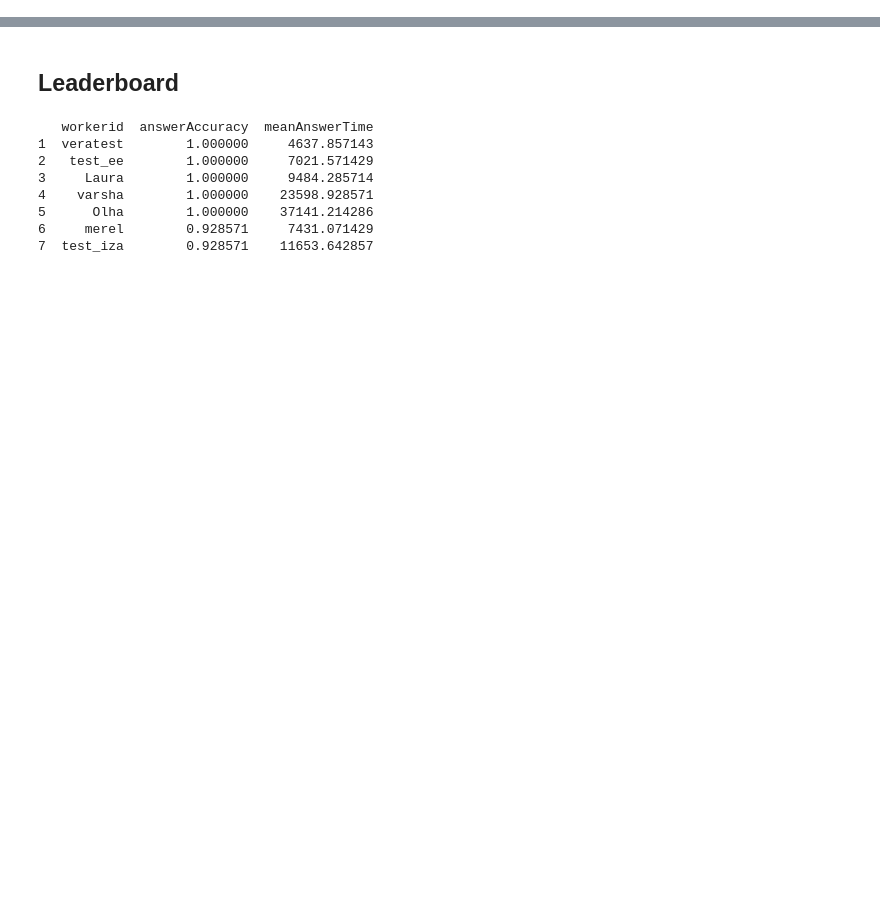
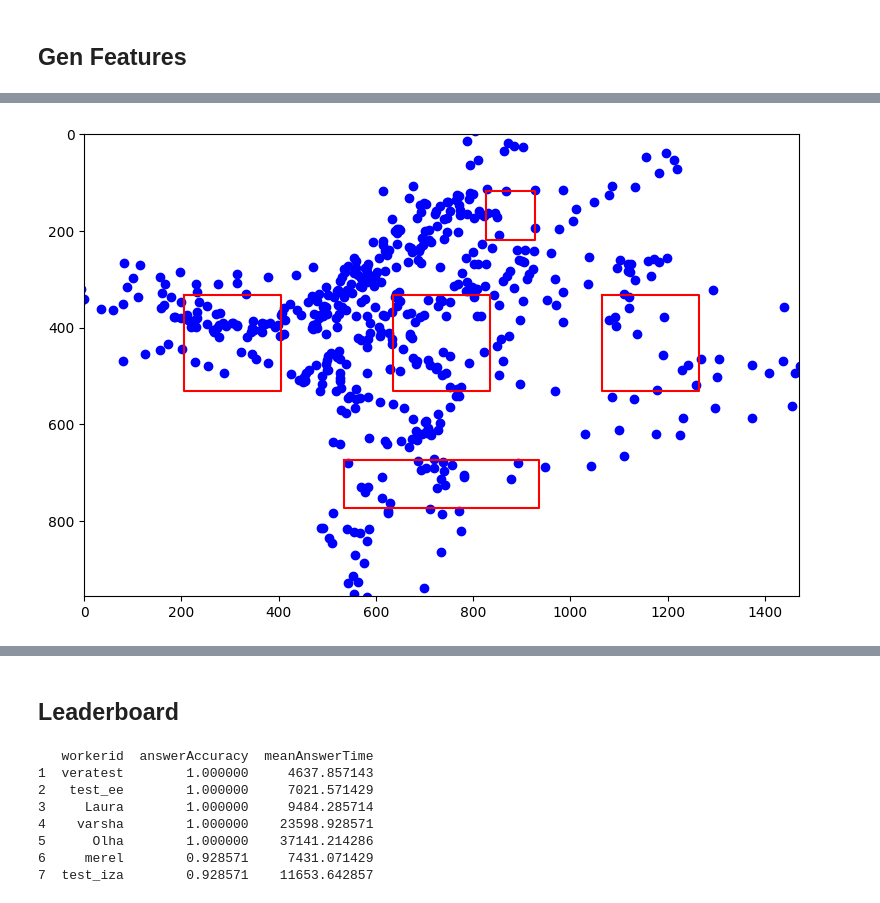
Before and after one commit to GAtemROU/Thesis-Project, a Jupyter notebook: analysis/heatmap_gen.ipynb, the cells around one changed output, grey strips where cells are left out. Saved outputs shown, nothing was run; the diff lists cells and outputs as text; code cells hidden in the pictures; blank space fills up the shorter version.

```diff
--- a/analysis/heatmap_gen.ipynb
+++ b/analysis/heatmap_gen.ipynb
@@ -68,0 +63,75 @@ df
+# %% [markdown]
+## Gen Features
+# %%
+df['meanAnswerTime'] = df.groupby('workerid')['answerTime'].transform('mean')
+df['answerAccuracy'] = df.groupby('workerid')['correct'].transform('mean')
+df['resolution'] = df.deviceInfo.apply(lambda x: [int(size) for size in x['screen'].split('x')])
+
+# margin for gaze objects
+res_w_x = 0.0
+res_w_y = 0.0
+
+first_ploted = False
+plot_first = True
+
+if plot_first:
+    resolution = df.iloc[0].resolution
+    pp.pprint(df.iloc[0].deviceInfo)
+    pp.pprint(resolution)
+    plt.figure(figsize=(resolution[0]*6/resolution[1], 6))
+    plt.xlim(0, resolution[0])
+    plt.ylim(0, resolution[1])
+    for _, val in df.iloc[0].gaze.items():
+            plt.plot(val['x'], val['y'], 'bo')
+
+def count_gaze(gaze, coords, resolution, plot_first = plot_first):
+    global first_ploted
+    margin_x = res_w_x * resolution[0]
+    margin_y = res_w_y * resolution[1]
+    x_min = max(0, coords['x'] - margin_x)
+    x_max = coords['x'] + coords['width'] + margin_x
+    y_min = max(0, coords['y'] - margin_y)
+    y_max = coords['y'] + coords['height'] + margin_y
+    if plot_first and not first_ploted:
+        plt.plot([x_min, x_max, x_max, x_min, x_min], [y_min, y_min, y_max, y_max, y_min], 'r')
+        first_ploted = True
+    count = 0
+    for _, val in gaze.items():
+        if x_min <= val['x'] <= x_max and y_min <= val['y'] <= y_max:
+            count += 1
+    return count
+
+def merge_msgs_coords(coords):
+    coords['available_msgs'] = {'height': coords['msg1']['height'], 'width': coords['msg4']['x'] + coords['msg4']['width'] - coords['msg1']['x'], 'x': coords['msg1']['x'], 'y': coords['msg1']['y']}
+    return coords
+
+df['coordinates'] = df.apply(lambda x: merge_msgs_coords(x['coordinates']), axis=1)
+pp.pprint(df.iloc[0].coordinates)
+
+df['timeOnSentMsg'] = df.apply(lambda x: count_gaze(x['gaze'], x['coordinates']['sent_msg'], x['resolution']), axis=1)
+first_ploted = False
+df['timeOnAvailableMsgs'] = df.apply(lambda x: count_gaze(x['gaze'], x['coordinates']['available_msgs'], x['resolution']), axis=1)
+first_ploted = False
+df['timeOnImg1'] = df.apply(lambda x: count_gaze(x['gaze'], x['coordinates']['img1'], x['resolution']), axis=1)
+first_ploted = False
+df['timeOnImg2'] = df.apply(lambda x: count_gaze(x['gaze'], x['coordinates']['img2'], x['resolution']), axis=1)
+first_ploted = False
+df['timeOnImg3'] = df.apply(lambda x: count_gaze(x['gaze'], x['coordinates']['img3'], x['resolution']), axis=1)
+df['timeOnTrgt'] = df.apply(lambda x: x[('timeOnImg' + str(1 + x['trgtPos']))], axis=1)
+df['timeOnDist'] = df.apply(lambda x: x[('timeOnImg' + str(1 + x['distPos']))], axis=1)
+df['timeOnComp'] = df.apply(lambda x: x[('timeOnImg' + str(1 + x['compPos']))], axis=1)
+df['timeOnAOI'] = df.apply(lambda x: sum(x[['timeOnSentMsg', 'timeOnAvailableMsgs', 'timeOnImg1', 'timeOnImg2', 'timeOnImg3']]), axis=1)
+df['proportionalTimeOnSentMsg'] = df['timeOnSentMsg'] / df['timeOnAOI']
+df['proportionalTimeOnAvailableMsgs'] = df['timeOnAvailableMsgs'] / df['timeOnAOI']
+df['proportionalTimeOnTrgt'] = df['timeOnTrgt'] / df['timeOnAOI']
+df['proportionalTimeOnDist'] = df['timeOnDist'] / df['timeOnAOI']
+df['proportionalTimeOnComp'] = df['timeOnComp'] / df['timeOnAOI']
+
+
+if plot_first:
+    plt.gca().invert_yaxis()
+    plt.show()
+
+print("First row of new features\n")
+pp.pprint(df.iloc[0][['timeOnSentMsg', 'timeOnAvailableMsgs', 'timeOnImg1', 'timeOnImg2', 'timeOnImg3', 'timeOnTrgt', 'timeOnDist', 'timeOnComp', 'distPos', 'trgtPos', 'compPos', 'timeOnAOI', 'proportionalTimeOnSentMsg', 'proportionalTimeOnAvailableMsgs', 'proportionalTimeOnTrgt', 'proportionalTimeOnDist', 'proportionalTimeOnComp']])
+# %% [output]
@@ -68,0 +155 @@ df
+[figure, added]
```
Also changed, not shown: parts of 4 cells of this notebook, 1 other file.
